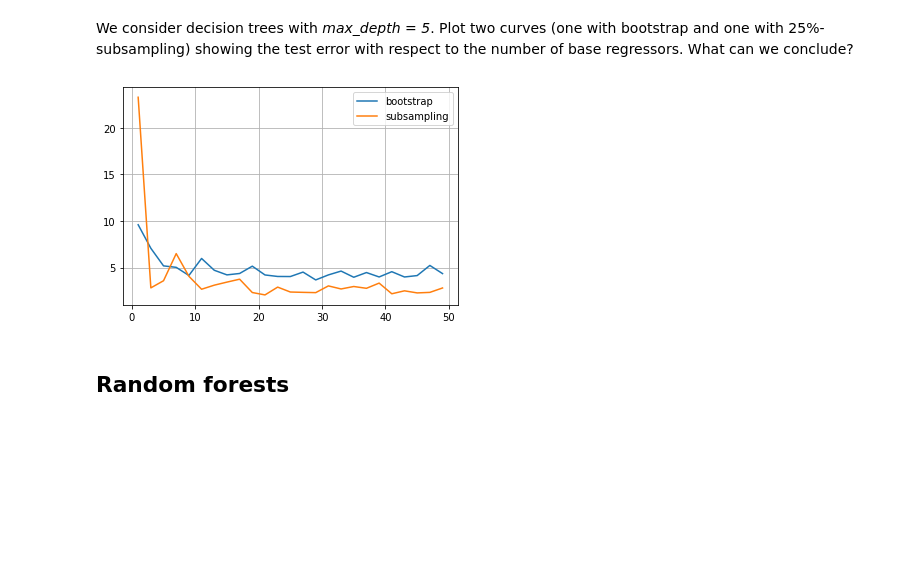
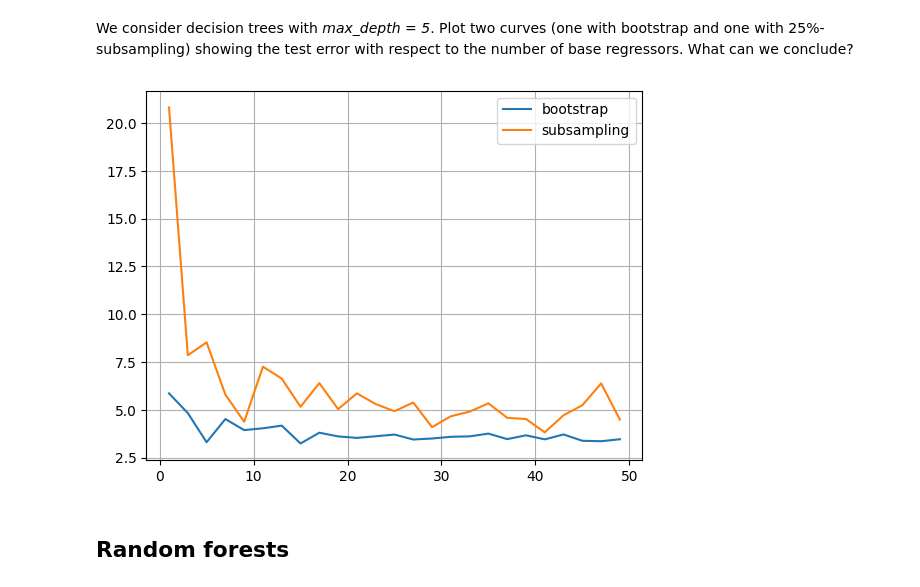
Before and after one commit to rousseam/KNearestNeighbors, a Jupyter notebook: Student_decision_ensemble_methods.ipynb, the cells around one changed output. Saved outputs shown, nothing was run; the diff lists cells and outputs as text; code cells hidden in the pictures; blank space fills up the shorter version.

```diff
--- a/Student_decision_ensemble_methods.ipynb
+++ b/Student_decision_ensemble_methods.ipynb
@@ -401,7 +401,8 @@ Ts = np.arange(1, 50, step=2)
 
 plt.figure(figsize=(12, 10))
 for it, p in enumerate(np.arange(0.55, 1, step=0.1)):
-    success = # Put your answer here
+    success = [binom(T, p).pmf(np.arange(0, T))[T//2+1:].sum() for T in Ts]
+    print(success)
     plt.subplot(2, 3, it+1)
     plt.plot(Ts, success)
     plt.xlabel("Number of classifiers")
@@ -414,6 +420,7 @@ plt.tight_layout()
 # %% [markdown]
 Complete the following script to implement bagging with regression trees.
 # %%
+from sklearn.tree import DecisionTreeRegressor
 class BaggingTree(object):
     def __init__(self, n_estimators=10, max_depth=1, max_samples=1.0):
         """
@@ -439,13 +446,13 @@ class BaggingTree(object):
         m = int(self.max_samples * n)  # Number of points for random sampling
 
         self.estimators_ = []
-#        for t in …
-#            if self.max_samples==1:
-#                idx = np.random.randint…  # Bootstrap
-#            else:
-#                idx = np.random.permutation…  # Random sampling
-#            self.estimators_.append(…)
-#            self.estimators_[-1].fit(…)
+        for t in range(self.n_estimators):
+            if self.max_samples==1:
+                idx = np.random.randint(0, n, n)  # Bootstrap
+            else:
+                idx = np.random.permutation(range(n))[:m]  # Random sampling
+            self.estimators_.append(DecisionTreeRegressor(max_depth=self.max_depth))
+            self.estimators_[-1].fit(X[idx], y[idx])
 
     def predict(self, X):
         # Make X a 2d-array
@@ -453,8 +460,8 @@ class BaggingTree(object):
         if X.ndim == 1:
             X = X[:, np.newaxis]
 
-#        y = [… for reg in self.estimators_]
-#        return np.asarray(…)…
+        y = [reg.predict(X) for reg in self.estimators_]
+        return np.asarray(y).mean(axis=0) # on prend la moyenne pour les différents classifiers
 
     def error(self, X, y):
         # Make X a 2d-array
@@ -485,8 +492,8 @@ plt.scatter(X_train, y_train)
 # %%
 # Answer
-reg = # Put your answer here
-# Put your answer here
-y_pred = # Put your answer here
+reg = BaggingTree()
+reg.fit(X_train, y_train)
+y_pred = reg.predict(X_test)
 
 plt.scatter(X_train, y_train)
 plt.plot(X_test, y_pred, 'r')
@@ -499,10 +506,10 @@ Analyze the behavior of the prediction curve and of the test error with respect
 # Answer
 for depth in [1, 5, 10]:
     plt.figure(figsize=(12, 5))
-    for it, T in # Put your answer here
-        reg = # Put your answer here
-        # Put your answer here
-        y_pred = # Put your answer here
+    for it, T in enumerate([1, 5, 10, 20]):
+        reg = BaggingTree(n_estimators=T, max_depth=depth)
+        reg.fit(X_train, y_train)
+        y_pred = reg.predict(X_test)
 
         plt.subplot(1, 4, it+1)
         plt.scatter(X_train, y_train)
@@ -521,20 +528,20 @@ What can we conclude?
 # %%
 # Answer
 depth = 5
 
 estim = np.arange(1, 50, step=2)
 for name, reg in [("bootstrap", BaggingTree(max_depth=depth, max_samples=1)),
                   ("subsampling", BaggingTree(max_depth=depth, max_samples=0.25))]:
     error = []
     for T in estim:
-        reg.n_estimators = # Put your answer here
-        # Put your answer here
+        reg.n_estimators = T
+        reg.fit(X_train, y_train)
         error.append(reg.error(X_test, y_test))
     plt.plot(estim, error, label=name)
 plt.legend(loc="best")
 plt.grid()
 # %% [output]
-[figure, old version]
+[figure, new version]
 # %% [markdown]
 ## Random forests
 # %% [markdown]
```
Also changed, not shown: parts of 7 cells of this notebook.
